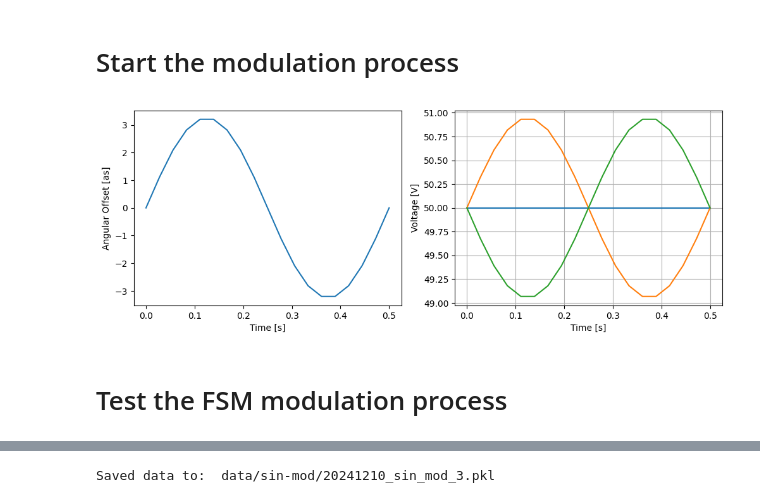
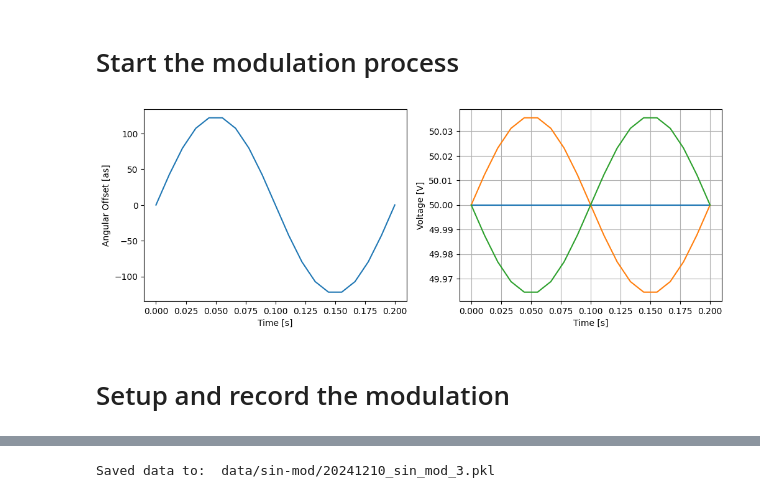
Before and after one commit to nick-lambert/fsm-exps, a Jupyter notebook: record_sin_modulation.ipynb, the cells around one changed output, grey strips where cells are left out. Saved outputs shown, nothing was run; the diff lists cells and outputs as text; code cells hidden in the pictures.

Commit message:
doing some linearity tests

```diff
--- a/record_sin_modulation.ipynb
+++ b/record_sin_modulation.ipynb
@@ -72,39 +72,48 @@ INFO:utils:Got semaphore index 0.
 # Start the modulation process
 # %%
 amp = 0.25*as_per_lamD
-# amp = 350*u.mas / 8
+amp = 350*u.mas / 2
 t_total = 5
-freq = 2
+freq = 5
 
 t_wave = 1/freq
 samps_per_wave = 19
 # samps_per_wave = 37
 Nsamps = int(t_total/t_wave * samps_per_wave)
 
 times = np.linspace(0, t_wave, samps_per_wave)
 volt_commands = np.zeros((samps_per_wave, 3, 1))
 wave = amp*np.sin(2*np.pi*freq * times)/np.sqrt(2)
 for i in range(samps_per_wave):
     # volt_commands[i] = fsm_utils.get_fsm_volts(tip=wave[i], tilt=0*u.arcsec)
     volt_commands[i] = fsm_utils.get_fsm_volts(tip=0*u.arcsec, tilt=wave[i])
 
 plt.figure(figsize=(12,4))
 plt.subplot(121)
 plt.plot(times, wave)
 plt.xlabel('Time [s]')
 plt.ylabel('Angular Offset [as]')
 
 plt.subplot(122)
 plt.plot(times, volt_commands[:,0])
 plt.plot(times, volt_commands[:,1])
 plt.plot(times, volt_commands[:,2])
 plt.xlabel('Time [s]')
 plt.ylabel('Voltage [V]')
 plt.grid()
 plt.show()
+
+def modulate_fsm():
+    print('Modulating FSM ...')
+    i = 0
+    while True:
+        if i==samps_per_wave-1: i = 0
+        fsm.write(volt_commands[i])
+        time.sleep(1/freq/samps_per_wave)
+        i += 1
 # %% [output]
-[figure, old version]
+[figure, new version]
+# %% [markdown]
+# Setup and record the modulation
 # %%
 fsm.write(v_bias)
-# %% [markdown]
-# Test the FSM modulation process
```
Also changed, not shown: parts of 16 cells of this notebook, 3 other files.
